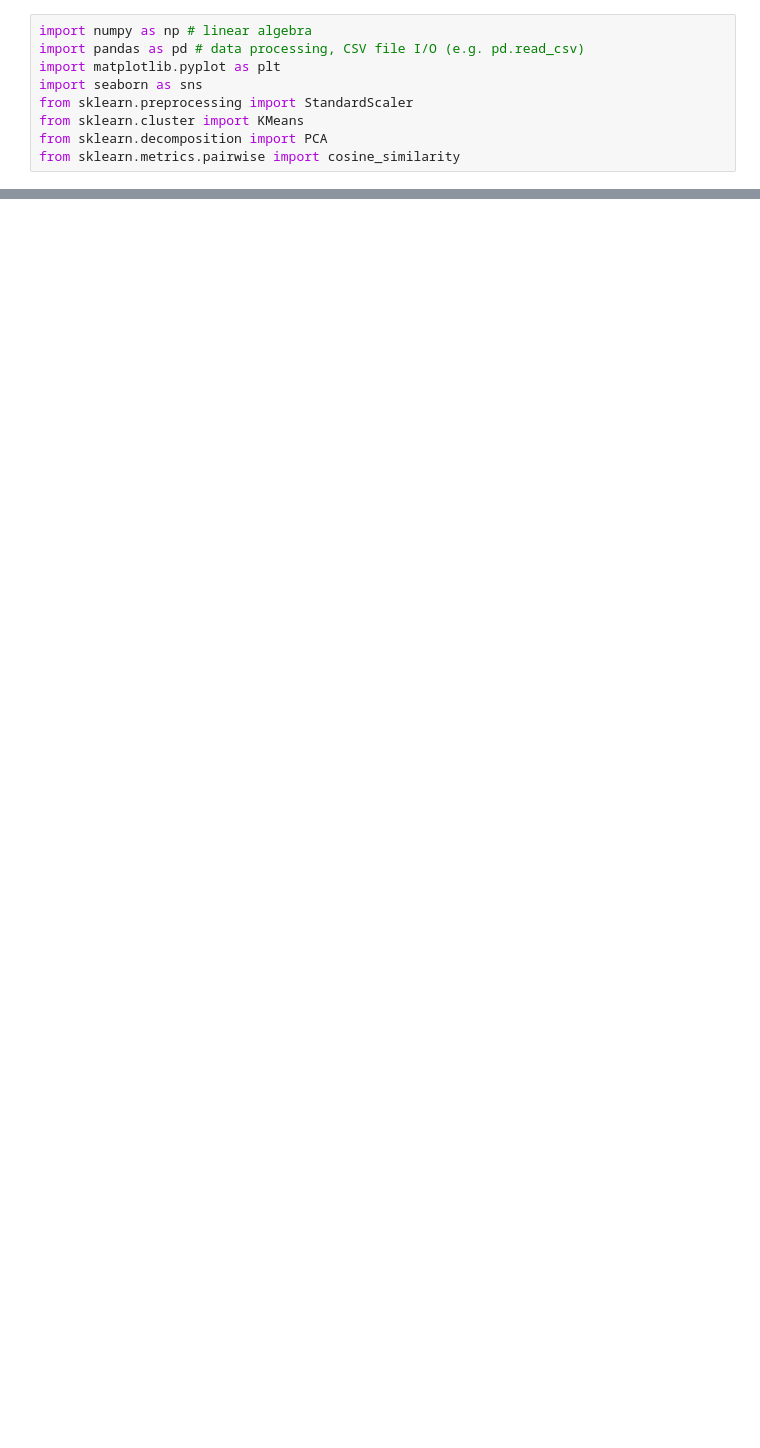
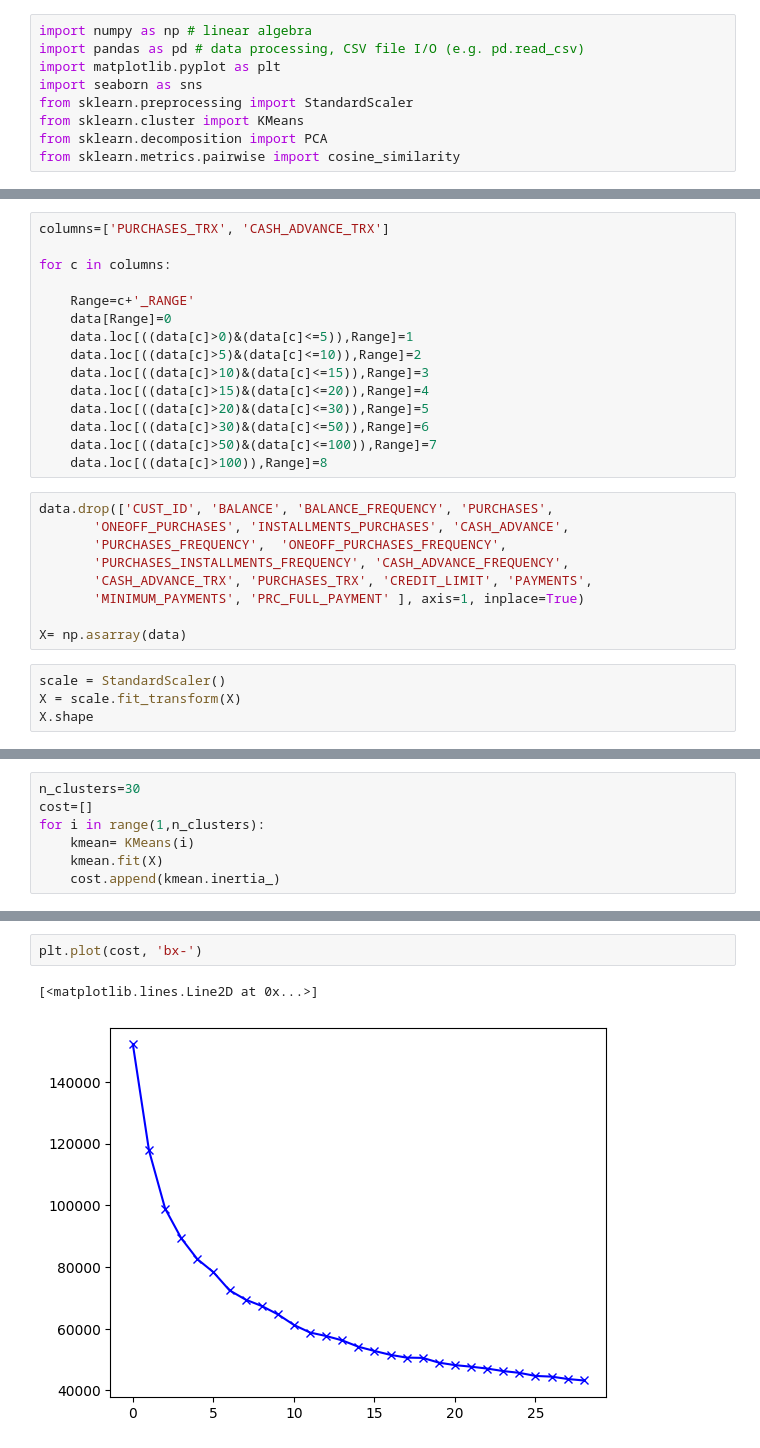
Before and after one commit to Malvape/Credit-Card-Clustering-Kaggle, a Jupyter notebook: Solucion.ipynb, the cells around one changed output, grey strips where cells are left out. Drawn from its saved outputs; the diff is of its cells as text; blank space fills up the shorter version.

```diff
--- a/Solucion.ipynb
+++ b/Solucion.ipynb
@@ -35,0 +93,28 @@ data.isnull().sum().sort_values(ascending=False).head()
+# %%
+columns=['PURCHASES_TRX', 'CASH_ADVANCE_TRX']
+
+for c in columns:
+
+    Range=c+'_RANGE'
+    data[Range]=0
+    data.loc[((data[c]>0)&(data[c]<=5)),Range]=1
+    data.loc[((data[c]>5)&(data[c]<=10)),Range]=2
+    data.loc[((data[c]>10)&(data[c]<=15)),Range]=3
+    data.loc[((data[c]>15)&(data[c]<=20)),Range]=4
+    data.loc[((data[c]>20)&(data[c]<=30)),Range]=5
+    data.loc[((data[c]>30)&(data[c]<=50)),Range]=6
+    data.loc[((data[c]>50)&(data[c]<=100)),Range]=7
+    data.loc[((data[c]>100)),Range]=8
+# %%
+data.drop(['CUST_ID', 'BALANCE', 'BALANCE_FREQUENCY', 'PURCHASES',
+       'ONEOFF_PURCHASES', 'INSTALLMENTS_PURCHASES', 'CASH_ADVANCE',
+       'PURCHASES_FREQUENCY',  'ONEOFF_PURCHASES_FREQUENCY',
+       'PURCHASES_INSTALLMENTS_FREQUENCY', 'CASH_ADVANCE_FREQUENCY',
+       'CASH_ADVANCE_TRX', 'PURCHASES_TRX', 'CREDIT_LIMIT', 'PAYMENTS',
+       'MINIMUM_PAYMENTS', 'PRC_FULL_PAYMENT' ], axis=1, inplace=True)
+
+X= np.asarray(data)
+# %%
+scale = StandardScaler()
+X = scale.fit_transform(X)
+X.shape
@@ -35,0 +125,7 @@ data.isnull().sum().sort_values(ascending=False).head()
+# %%
+n_clusters=30
+cost=[]
+for i in range(1,n_clusters):
+    kmean= KMeans(i)
+    kmean.fit(X)
+    cost.append(kmean.inertia_)
@@ -35,0 +136,5 @@ data.isnull().sum().sort_values(ascending=False).head()
+# %%
+plt.plot(cost, 'bx-')
+# %% [output]
+[<matplotlib.lines.Line2D at 0x...>]
+[figure, added]
```
Also changed, not shown: parts of 15 cells of this notebook.
